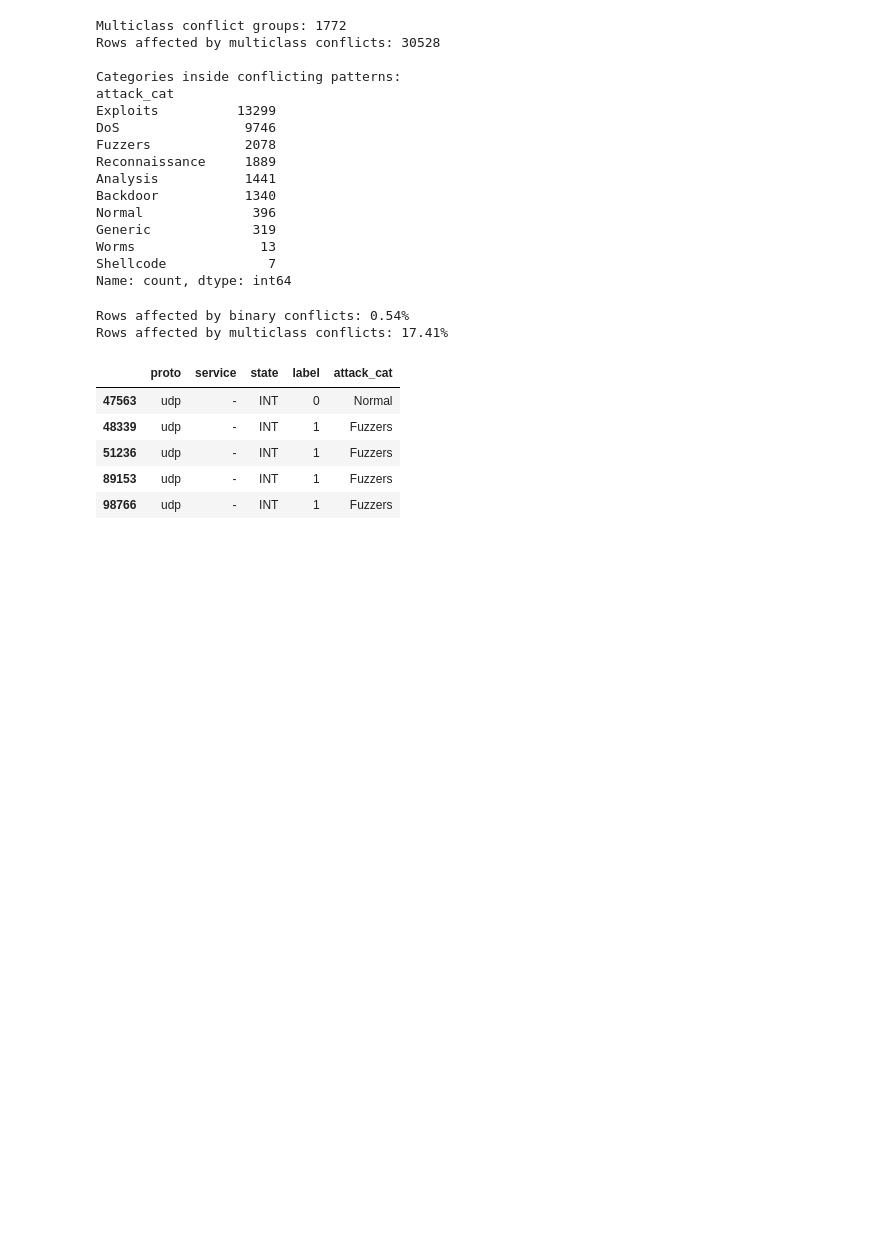
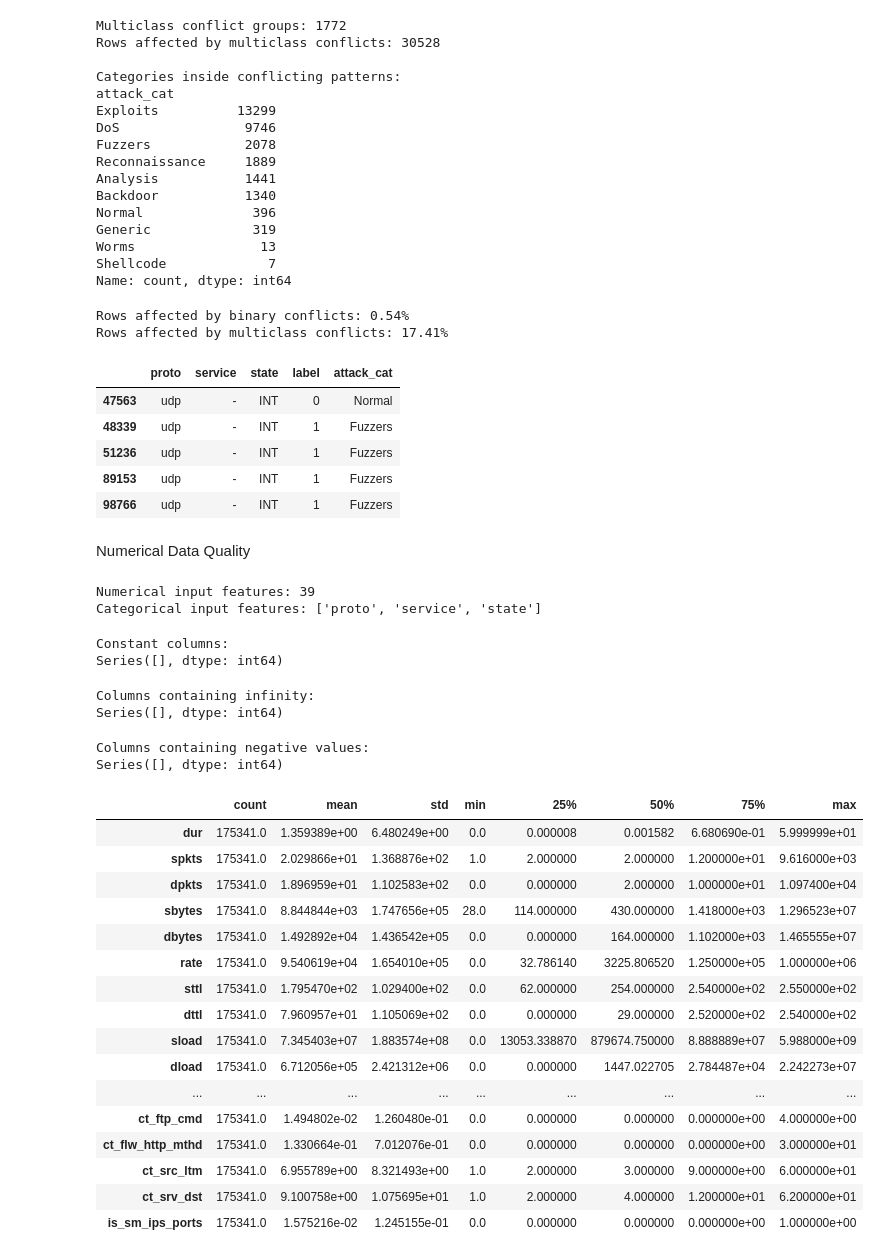
Before and after one commit to nadeera365/Network-Traffic-Analyser, a Jupyter notebook: notebooks/data_understanding.ipynb, the cells around one changed output. Drawn from its saved outputs; the diff is of its cells as text; code cells hidden in the pictures; blank space fills up the shorter version.

```diff
--- a/notebooks/data_understanding.ipynb
+++ b/notebooks/data_understanding.ipynb
@@ -430,3 +438,77 @@ train_df.loc[
 | 51236 | udp | - | INT | 1 | Fuzzers |
 | 89153 | udp | - | INT | 1 | Fuzzers |
 | 98766 | udp | - | INT | 1 | Fuzzers |
+# %% [markdown]
+Numerical Data Quality
+# %%
+model_feature_columns = train_df.columns.drop(
+    ["id", "label", "attack_cat"]
+)
+
+numerical_features = train_df[
+    model_feature_columns
+].select_dtypes(include="number").columns.tolist()
+
+categorical_features = train_df[
+    model_feature_columns
+].select_dtypes(exclude="number").columns.tolist()
+
+print("Numerical input features:", len(numerical_features))
+print("Categorical input features:", categorical_features)
+# %% [output]
+Numerical input features: 39
+Categorical input features: ['proto', 'service', 'state']
+# %%
+unique_counts = train_df[model_feature_columns].nunique()
+
+constant_columns = unique_counts[
+    unique_counts <= 1
+]
+
+print("Constant columns:")
+print(constant_columns)
+# %% [output]
+Constant columns:
+Series([], dtype: int64)
+# %%
+import numpy as np
+
+infinite_counts = np.isinf(
+    train_df[numerical_features]
+).sum()
+
+print("Columns containing infinity:")
+print(infinite_counts[infinite_counts > 0])
+# %% [output]
+Columns containing infinity:
+Series([], dtype: int64)
+# %%
+negative_counts = (
+    train_df[numerical_features] < 0
+).sum()
+
+print("Columns containing negative values:")
+print(negative_counts[negative_counts > 0])
+# %% [output]
+Columns containing negative values:
+Series([], dtype: int64)
+# %%
+train_df[numerical_features].describe().T
+# %% [output]
+|  | count | mean | std | min | 25% | 50% | 75% | max |
+| dur | 175341.0 | 1.359389e+00 | 6.480249e+00 | 0.0 | 0.000008 | 0.001582 | 6.680690e-01 | 5.999999e+01 |
+| spkts | 175341.0 | 2.029866e+01 | 1.368876e+02 | 1.0 | 2.000000 | 2.000000 | 1.200000e+01 | 9.616000e+03 |
+| dpkts | 175341.0 | 1.896959e+01 | 1.102583e+02 | 0.0 | 0.000000 | 2.000000 | 1.000000e+01 | 1.097400e+04 |
+| sbytes | 175341.0 | 8.844844e+03 | 1.747656e+05 | 28.0 | 114.000000 | 430.000000 | 1.418000e+03 | 1.296523e+07 |
+| dbytes | 175341.0 | 1.492892e+04 | 1.436542e+05 | 0.0 | 0.000000 | 164.000000 | 1.102000e+03 | 1.465555e+07 |
+| rate | 175341.0 | 9.540619e+04 | 1.654010e+05 | 0.0 | 32.786140 | 3225.806520 | 1.250000e+05 | 1.000000e+06 |
+| sttl | 175341.0 | 1.795470e+02 | 1.029400e+02 | 0.0 | 62.000000 | 254.000000 | 2.540000e+02 | 2.550000e+02 |
+| dttl | 175341.0 | 7.960957e+01 | 1.105069e+02 | 0.0 | 0.000000 | 29.000000 | 2.520000e+02 | 2.540000e+02 |
+| sload | 175341.0 | 7.345403e+07 | 1.883574e+08 | 0.0 | 13053.338870 | 879674.750000 | 8.888889e+07 | 5.988000e+09 |
+| dload | 175341.0 | 6.712056e+05 | 2.421312e+06 | 0.0 | 0.000000 | 1447.022705 | 2.784487e+04 | 2.242273e+07 |
+| ... | ... | ... | ... | ... | ... | ... | ... | ... |
+| ct_ftp_cmd | 175341.0 | 1.494802e-02 | 1.260480e-01 | 0.0 | 0.000000 | 0.000000 | 0.000000e+00 | 4.000000e+00 |
+| ct_flw_http_mthd | 175341.0 | 1.330664e-01 | 7.012076e-01 | 0.0 | 0.000000 | 0.000000 | 0.000000e+00 | 3.000000e+01 |
+| ct_src_ltm | 175341.0 | 6.955789e+00 | 8.321493e+00 | 1.0 | 2.000000 | 3.000000 | 9.000000e+00 | 6.000000e+01 |
+| ct_srv_dst | 175341.0 | 9.100758e+00 | 1.075695e+01 | 1.0 | 2.000000 | 4.000000 | 1.200000e+01 | 6.200000e+01 |
+| is_sm_ips_ports | 175341.0 | 1.575216e-02 | 1.245155e-01 | 0.0 | 0.000000 | 0.000000 | 0.000000e+00 | 1.000000e+00 |
```
Also changed, not shown: parts of 10 cells of this notebook, 1 other file.
